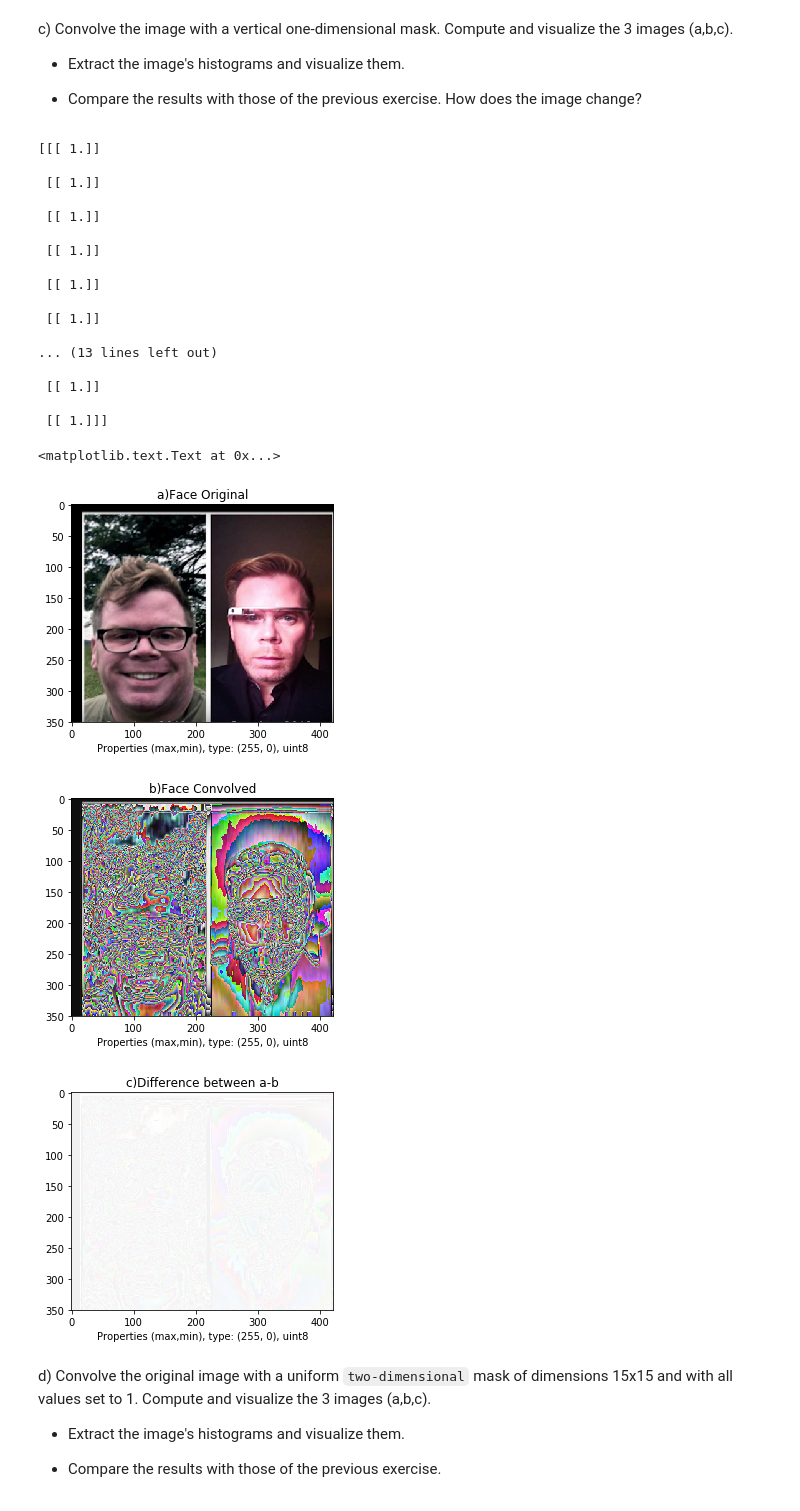
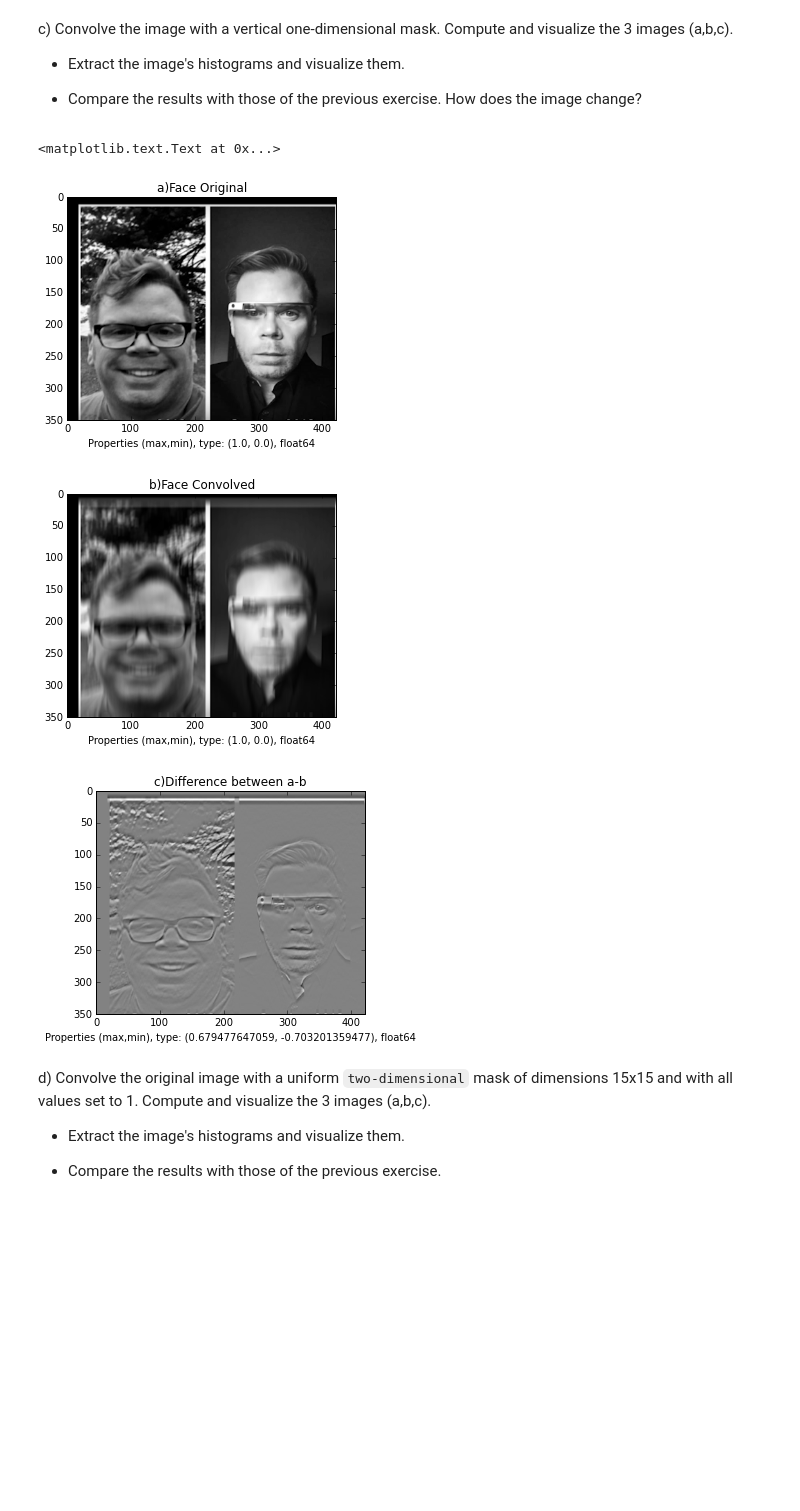
Before and after one commit to jmcano94/Visio-Artificial, a Jupyter notebook: p2.ipynb, the cells around one changed output. Drawn from its saved outputs; the diff is of its cells as text; code cells hidden in the pictures; blank space fills up the shorter version.

```diff
--- a/p2.ipynb
+++ b/p2.ipynb
@@ -124,51 +123,32 @@ c) Convolve the image with a vertical one-dimensional mask. Compute and visualiz
 - Compare the results with those of the previous exercise. How does the image change?
 # %%
 face = io.imread('images/face.png')
-facergb = color.rgba2rgb(face)
-mask = np.array([[[1,1,1,1,1,1,1,1,1,1,1,1,1,1,1]]], dtype= 'float64')
-maskTranspose = mask.transpose()
-print maskTranspose
-
-maskTranspose = maskTranspose/np.shape(maskTranspose)[2]
-face_convolved = ndimage.convolve(face, maskTranspose)
-face_diff = face - face_convolved
+facegray = color.rgb2gray(face)
+mask = np.array([[1,1,1,1,1,1,1,1,1,1,1,1,1,1,1]], dtype= 'float64')
+mask = mask.transpose()
+mask = mask/np.sum(mask)
+face_convolved = ndimage.convolve(facegray, mask)
+face_diff = facegray - face_convolved
 
 
 '# a) b) c) plotting'
 fig, ax = plt.subplots()
 fig, ax2 = plt.subplots()
 fig, ax3 = plt.subplots()
-ax.imshow(face)
-ax2.imshow(face_convolved)
-ax3.imshow(face_diff)
+ax.imshow(facegray,cmap='gray')
+ax2.imshow(face_convolved,cmap='gray')
+ax3.imshow(face_diff, cmap='gray')
 ax.set_title('a)Face Original')
-ax.set_xlabel("Properties (max,min), type: (" +str(face.max()) + ", " +str(face.min()) + "), " + str(face.dtype))
+ax.set_xlabel("Properties (max,min), type: (" +str(facegray.max()) + ", " +str(facegray.min()) + "), " + str(facegray.dtype))
 ax2.set_title('b)Face Convolved')
 ax2.set_xlabel("Properties (max,min), type: (" +str(face_convolved.max()) + ", " +str(face_convolved.min())+ "), " + str(face_convolved.dtype))
 ax3.set_title('c)Difference between a-b')
 ax3.set_xlabel("Properties (max,min), type: (" +str(face_diff.max()) + ", " +str(face_diff.min())+ "), " + str(face_diff.dtype))
 # %% [output]
-[[[ 1.]]
-
- [[ 1.]]
-
- [[ 1.]]
-
- [[ 1.]]
-
- [[ 1.]]
-
- [[ 1.]]
-
-... (13 lines left out)
-
- [[ 1.]]
-
- [[ 1.]]]
+<matplotlib.text.Text at 0x...>
-<matplotlib.text.Text at 0x...>
-[figure, old version]
+[figure, new version]
-[figure, old version]
+[figure, new version]
-[figure, old version]
+[figure, new version]
 # %% [markdown]
 d) Convolve the original image with a uniform `two-dimensional` mask of dimensions 15x15 and with all values set to 1. Compute and visualize the 3 images (a,b,c).
 
```
Also changed, not shown: parts of 8 cells of this notebook.
